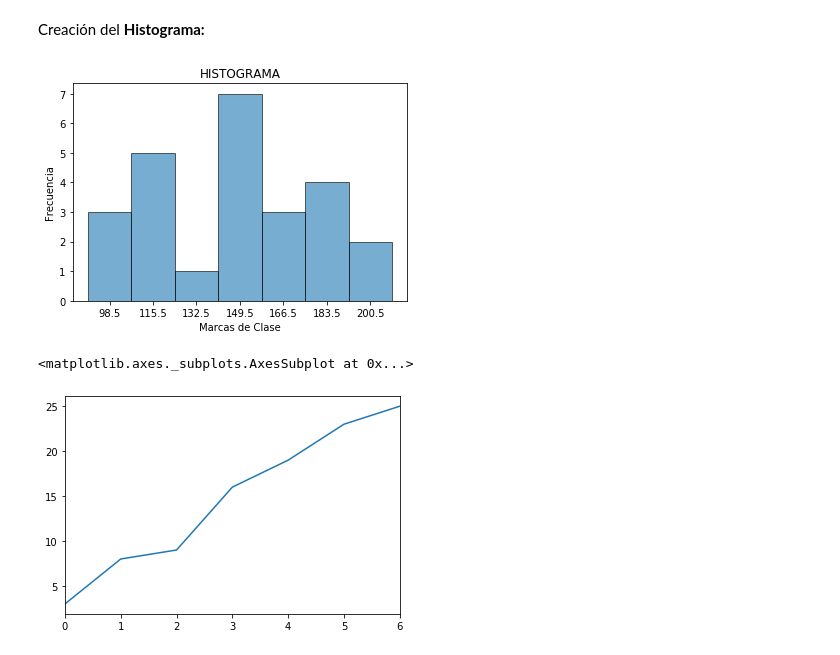
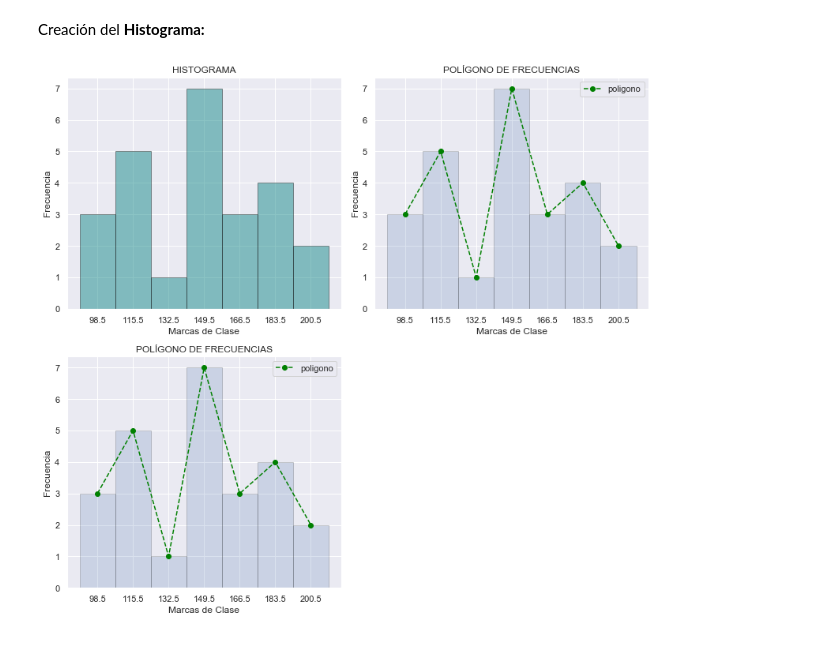
Before and after one commit to gisosdeb/ISP, a Jupyter notebook: statistic_unam/tabla_frec_agrupada.ipynb, the cells around one changed output. Cells and saved outputs as stored; diff of their text form; code cells hidden in the pictures.

```diff
--- a/statistic_unam/tabla_frec_agrupada.ipynb
+++ b/statistic_unam/tabla_frec_agrupada.ipynb
@@ -7,6 +7,8 @@ A continuación se describe, paso a paso, la construcción de una tabla de frecu
 # Importación de las librerías:
 
 import matplotlib.pyplot as plt
+import matplotlib.patches as polygon
+from matplotlib.collections import PatchCollection
 from scipy import stats
 from collections import defaultdict
 from bisect import bisect_left
@@ -14,7 +16,10 @@ import pandas as pd
 import math
 import numpy as np
 import csv
+import seaborn as sns
 %matplotlib inline
+sns.set(style="darkgrid")
+from shapely.geometry import Polygon,MultiPolygon
 # %% [markdown]
 Los datos son previamente almacenados en una rchivo **.txt** sin ningún orden en especial o tipo de arreglo. Para este ejemplo, dicho archivo es llamado **frecuencias_ejemplo1.txt**.
 
@@ -189,32 +203,62 @@ df_frec
 # %% [markdown]
 Creación del **Histograma:**
 # %%
+fig = plt.figure(figsize=(11,10))
+# fig = plt.figure()
+
+ax1 = fig.add_subplot(221)
+
 def intervalo(start, stop, step):
     i=start
     while i <= stop:
         i+=step
         yield i
 
 # Ejecución de la función "intervalo" y alojamiento de los resultado en una variable llamda "l_inter"
 l_inter=[]
 for i in intervalo(np_datos.min(), np_datos.max(),rests):
     l_inter.append(i)
 
 # Construcción de los "bins" (marcas de clase) del histogramas:
 b1=[np_datos.min().tolist()]
 b2=[float(b) for b in l_inter]
 bins=b1+b2
 
 # Impresión del Histograma con "Mathplotlib":
-plt.hist(np_datos, bins=bins, histtype='bar', edgecolor='k',alpha=0.6)
+plt.hist(np_datos, bins=bins, histtype='bar', edgecolor='k',alpha=.45, color='teal')
 plt.xticks(df_frec.marcas_clase)
 plt.ylabel('Frecuencia')
 plt.xlabel('Marcas de Clase')
 plt.title('HISTOGRAMA')
-plt.show()
+# plt.show()
 
-df_frec['frec_abs_acumulada'].plot()
+ax2 = fig.add_subplot(222)
+plt.plot(macl,frec_abs, color='green', marker='o', linestyle='dashed', )
+plt.xticks(df_frec.marcas_clase)
+plt.ylabel('Frecuencia')
+plt.xlabel('Marcas de Clase')
+# plt.title('POLÍGONO DE FRECUENCIAS')
+plt.hist(np_datos, bins=bins, histtype='bar', edgecolor='k',alpha=0.2)
+plt.xticks(df_frec.marcas_clase)
+plt.ylabel('Frecuencia')
+plt.xlabel('Marcas de Clase')
+plt.title('POLÍGONO DE FRECUENCIAS')
+plt.legend(['poligono'])
+
+ax3 = fig.add_subplot(223)
+
+plt.plot(macl,frec_abs, color='green', marker='o', linestyle='dashed', )
+plt.xticks(df_frec.marcas_clase)
+plt.ylabel('Frecuencia')
+plt.xlabel('Marcas de Clase')
+# plt.title('POLÍGONO DE FRECUENCIAS')
+plt.hist(np_datos, bins=bins, histtype='bar', edgecolor='k',alpha=0.2)
+plt.xticks(df_frec.marcas_clase)
+plt.ylabel('Frecuencia')
+plt.xlabel('Marcas de Clase')
+plt.title('POLÍGONO DE FRECUENCIAS')
+plt.legend(['poligono'])
+# plt.show
+fig.tight_layout()
 # %% [output]
-[figure, old version]
+[figure, new version]
-<matplotlib.axes._subplots.AxesSubplot at 0x...>
-[figure, removed]
```
Also changed, not shown: parts of 2 cells of this notebook.
